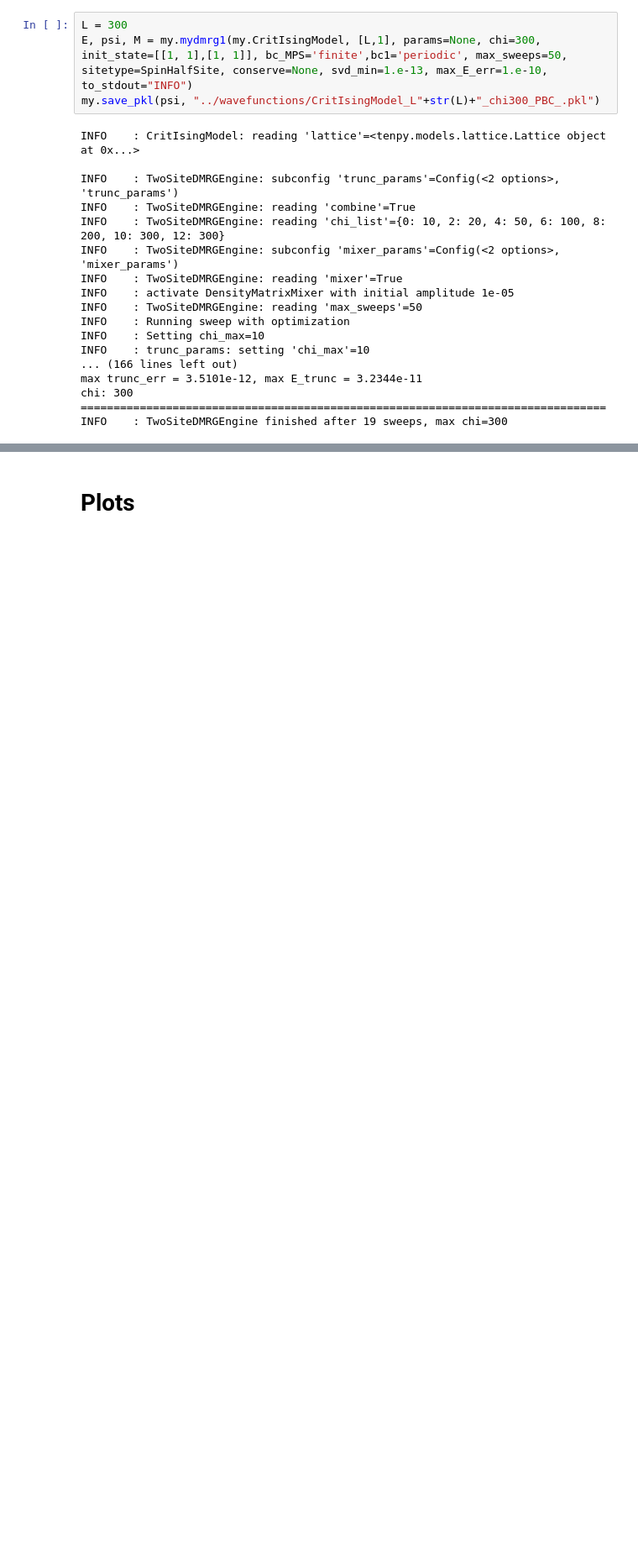
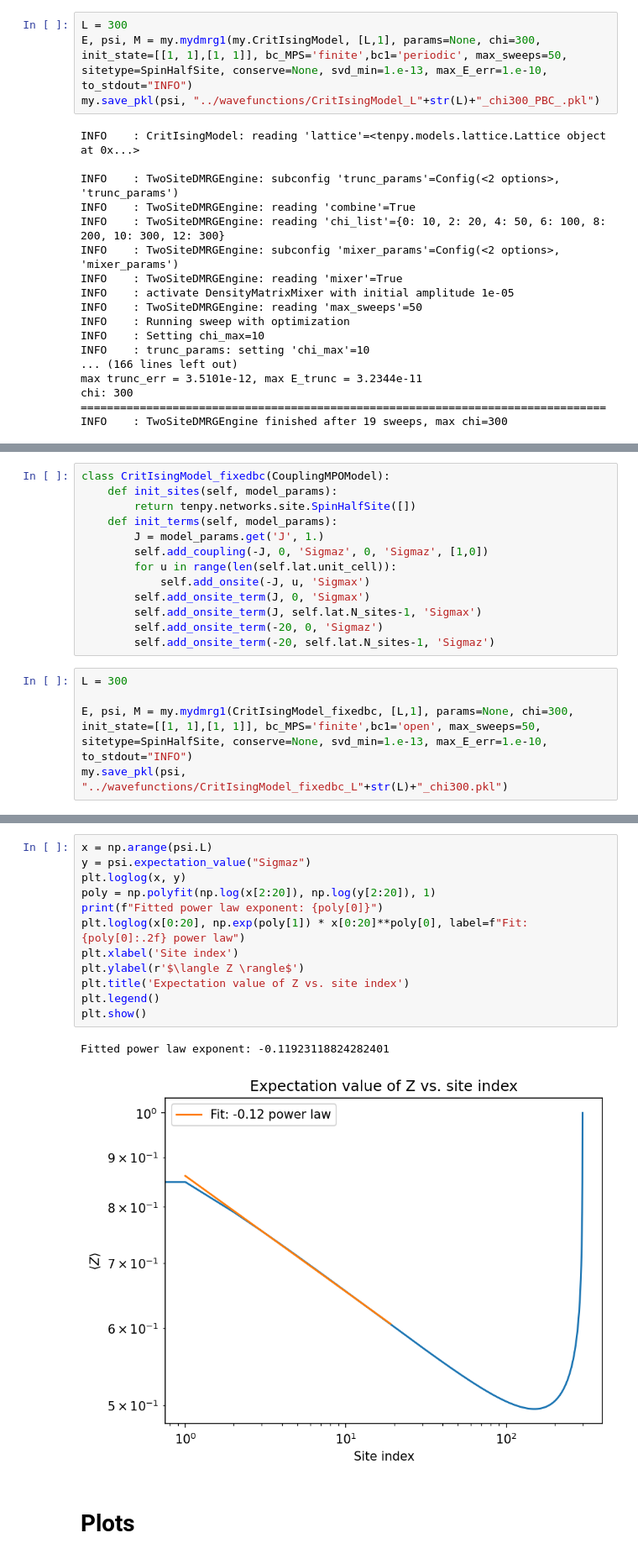
Before and after one commit to YueLiu01/MPSToolBox, a Jupyter notebook: snapshot_measurements.ipynb, the cells around one changed output, grey strips where cells are left out. Shown at 84% size. Drawn from its saved outputs; the diff is of its cells as text; blank space fills up the shorter version.

Commit message:
open chain wavefunctions

```diff
--- a/snapshot_measurements.ipynb
+++ b/snapshot_measurements.ipynb
@@ -1276,0 +1310,18 @@ INFO    : TwoSiteDMRGEngine finished after 19 sweeps, max chi=300
+# %%
+class CritIsingModel_fixedbc(CouplingMPOModel):
+    def init_sites(self, model_params):
+        return tenpy.networks.site.SpinHalfSite([])
+    def init_terms(self, model_params):
+        J = model_params.get('J', 1.)
+        self.add_coupling(-J, 0, 'Sigmaz', 0, 'Sigmaz', [1,0])
+        for u in range(len(self.lat.unit_cell)):
+            self.add_onsite(-J, u, 'Sigmax')
+        self.add_onsite_term(J, 0, 'Sigmax')
+        self.add_onsite_term(J, self.lat.N_sites-1, 'Sigmax')
+        self.add_onsite_term(-20, 0, 'Sigmaz')
+        self.add_onsite_term(-20, self.lat.N_sites-1, 'Sigmaz')
+# %%
+L = 300
+
+E, psi, M = my.mydmrg1(CritIsingModel_fixedbc, [L,1], params=None, chi=300, init_state=[[1, 1],[1, 1]], bc_MPS='finite',bc1='open', max_sweeps=50, sitetype=SpinHalfSite, conserve=None, svd_min=1.e-13, max_E_err=1.e-10, to_stdout="INFO")
+my.save_pkl(psi, "../wavefunctions/CritIsingModel_fixedbc_L"+str(L)+"_chi300.pkl")
@@ -1277,3 +1346,18 @@ INFO    : TwoSiteDMRGEngine finished after 19 sweeps, max chi=300
+# %%
+x = np.arange(psi.L)
+y = psi.expectation_value("Sigmaz")
+plt.loglog(x, y)
+poly = np.polyfit(np.log(x[2:20]), np.log(y[2:20]), 1)
+print(f"Fitted power law exponent: {poly[0]}")
+plt.loglog(x[0:20], np.exp(poly[1]) * x[0:20]**poly[0], label=f"Fit: {poly[0]:.2f} power law")
+plt.xlabel('Site index')
+plt.ylabel(r'$\langle Z \rangle$')
+plt.title('Expectation value of Z vs. site index')
+plt.legend()
+plt.show()
+# %% [output]
+Fitted power law exponent: -0.11923118824282401
+[figure, added]
 # %% [markdown]
 # Plots
 # %%
```
Also changed, not shown: parts of 4 cells of this notebook.
